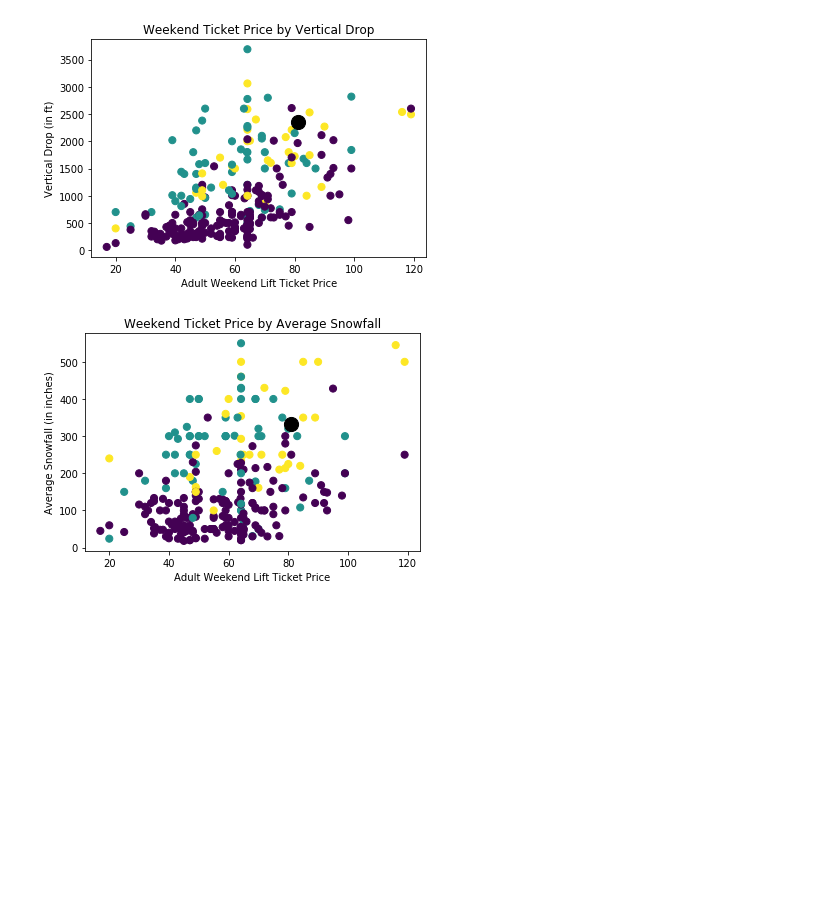
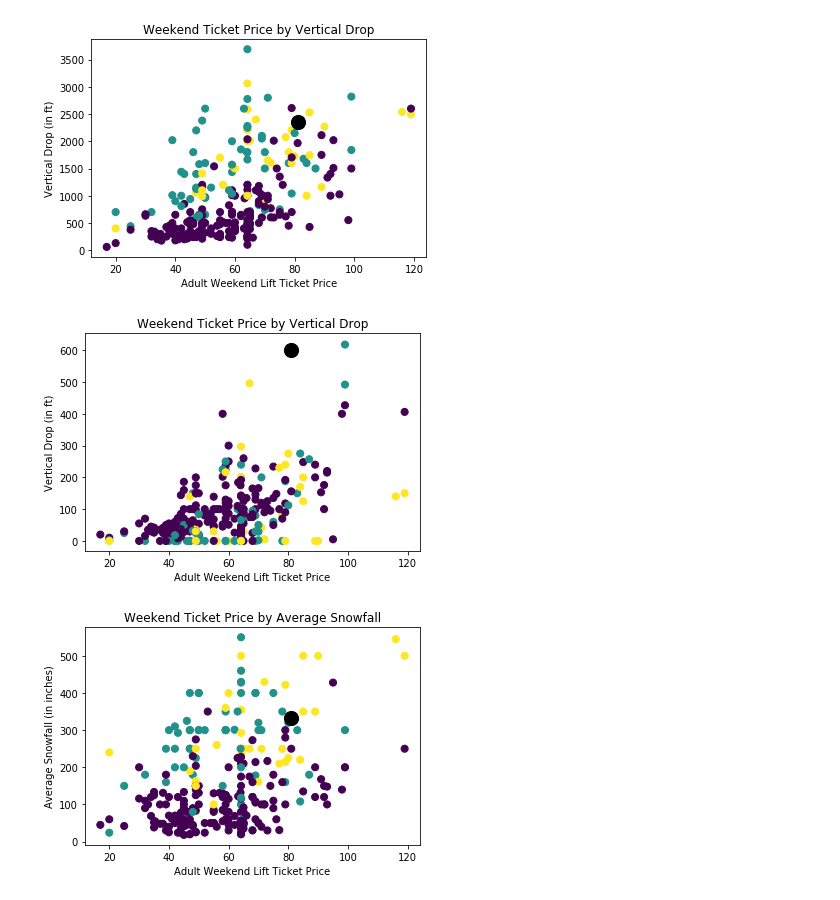
Before and after one commit to sequester21/Sb427c, a Jupyter notebook: Guided Capstone/Notebook_stepsix.ipynb, the cells around one changed output. Saved outputs shown, nothing was run; the diff lists cells and outputs as text; code cells hidden in the pictures; blank space fills up the shorter version.

Commit message:
added figures

```diff
--- a/Guided Capstone/Notebook_stepsix.ipynb
+++ b/Guided Capstone/Notebook_stepsix.ipynb
@@ -140,5 +140,14 @@ plt.savefig('figures/fig3.png',bbox_inches='tight')
 # %% [output]
 [figure]
+# %%
+plt.scatter(df['AdultWeekend'], df['Snow Making_ac'], c=df['clusters'], s=50, cmap='viridis', label ='clusters')
+plt.scatter(bm['AdultWeekend'], bm['Snow Making_ac'], c='black', s=200)
+plt.xlabel('Adult Weekend Lift Ticket Price')
+plt.ylabel('Vertical Drop (in ft)')
+plt.title('Weekend Ticket Price by Vertical Drop')
+plt.savefig('figures/fig5.png',bbox_inches='tight')
+# %% [output]
+[figure, added]
 # %%
 plt.scatter(df['AdultWeekend'], df['averageSnowfall'], c=df['clusters'], s=50, cmap='viridis', label ='clusters')
 plt.scatter(bm['AdultWeekend'], bm['averageSnowfall'], c='black', s=200)
```
Also changed, not shown: parts of 3 cells of this notebook.
